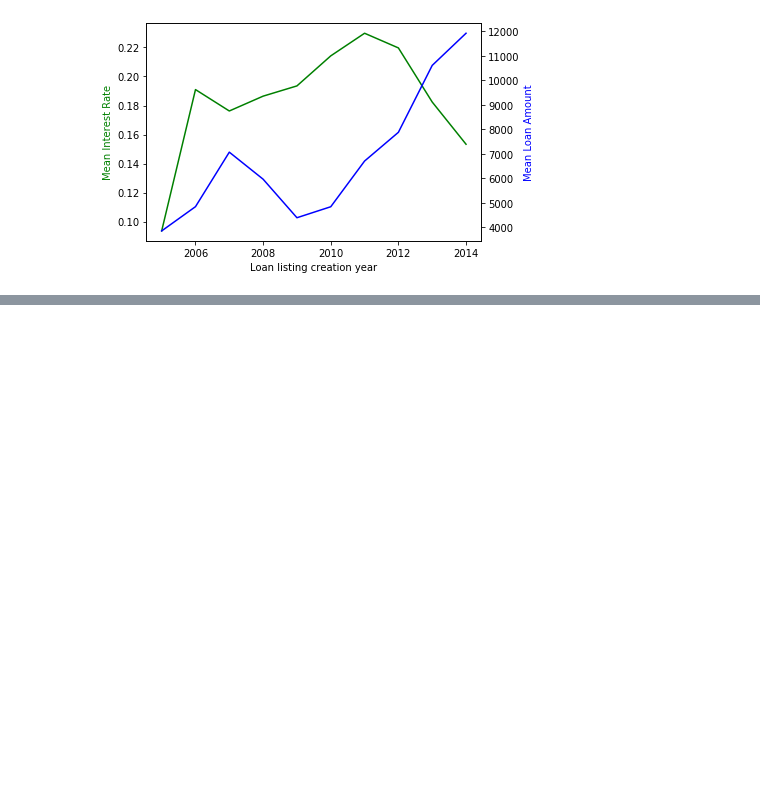
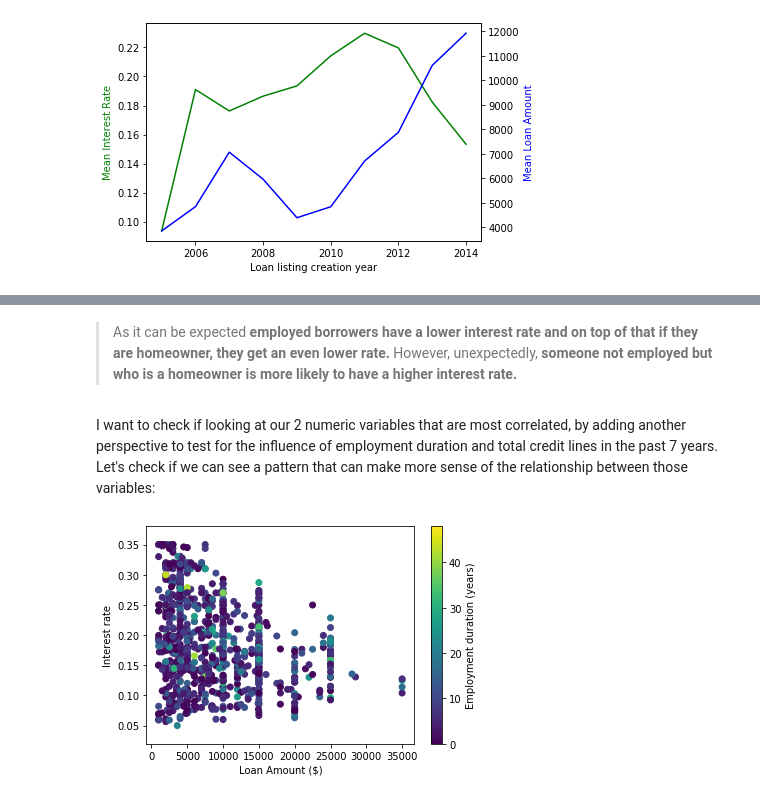
Before and after one commit to LauranneKer/Communicate-data-findings, a Jupyter notebook: exploration_template.ipynb, the cells around one changed output, grey strips where cells are left out. Drawn from its saved outputs; the diff is of its cells as text; code cells hidden in the pictures; blank space fills up the shorter version.

```diff
--- a/exploration_template.ipynb
+++ b/exploration_template.ipynb
@@ -618,0 +635,15 @@ the quote-formatted guide notes like this one before you finish your report!
+# %% [markdown]
+> As it can be expected **employed borrowers have a lower interest rate and on top of that if they are homeowner, they get an even lower rate.**
+> However, unexpectedly, **someone not employed but who is a homeowner is more likely to have a higher interest rate.**
+# %% [markdown]
+I want to check if looking at our 2 numeric variables that are most correlated, by adding another perspective to test for the influence of employment duration and total credit lines in the past 7 years. Let's check if we can see a pattern that can make more sense of the relationship between those variables:
+# %%
+# Scatter plot: sample 1000 loans so that plots are clearer
+samples = np.random.choice(df_loan.shape[0], 1000, replace = False)
+loan_samp = df_loan.loc[samples,:]
+plt.scatter(data = loan_samp, x = 'LoanOriginalAmount', y = 'BorrowerRate', c = 'EmploymentStatusDurationYears')
+plt.colorbar(label = 'Employment duration (years)')
+plt.xlabel('Loan Amount ($)')
+plt.ylabel('Interest rate');
+# %% [output]
+[figure, added]
```
Also changed, not shown: parts of 38 cells of this notebook, 5 other files.
